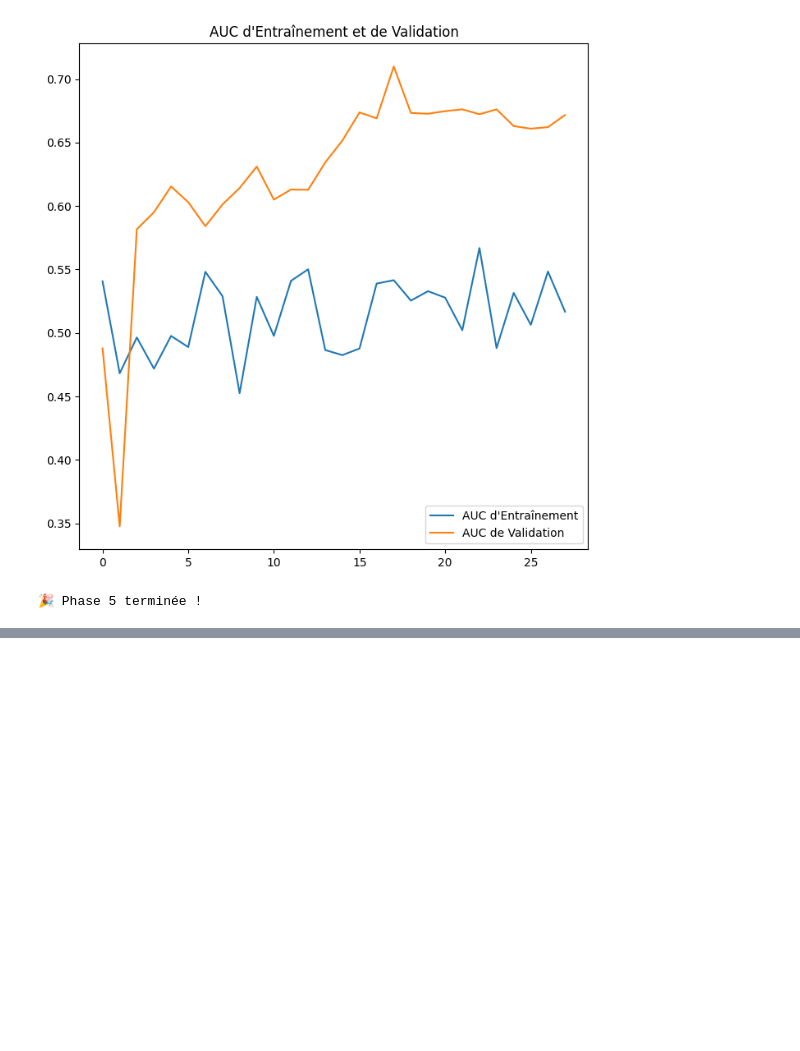
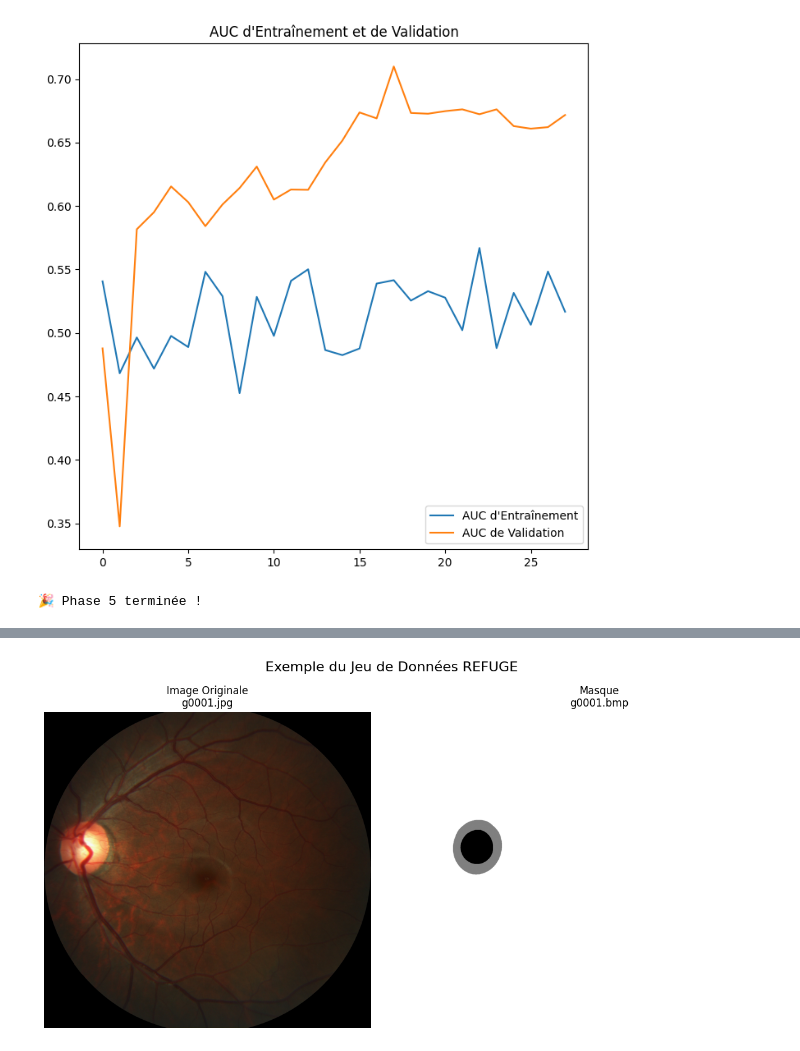
Before and after one commit to AlexKinda1/Projet-InsightBoost, a Jupyter notebook: Détection_du_glaucome.ipynb, the cells around one changed output, grey strips where cells are left out. Drawn from its saved outputs; the diff is of its cells as text; code cells hidden in the pictures; blank space fills up the shorter version.

```diff
--- a/Détection_du_glaucome.ipynb
+++ b/Détection_du_glaucome.ipynb
@@ -620,0 +670,33 @@ weighted avg       0.81      0.27      0.13       113
+# %%
+import matplotlib.pyplot as plt
+import cv2
+
+refuge_images_path = 'REFUGE2/train/images'
+refuge_masks_path = 'REFUGE2/train/mask'
+
+refuge_images = sorted(os.listdir(refuge_images_path))
+refuge_masks = sorted(os.listdir(refuge_masks_path))
+
+#Visualisation
+sample_image_name = refuge_images[0]
+sample_mask_name = refuge_masks[0]
+
+sample_image = cv2.imread(os.path.join(refuge_images_path, sample_image_name))
+sample_image = cv2.cvtColor(sample_image, cv2.COLOR_BGR2RGB)
+
+sample_mask = cv2.imread(os.path.join(refuge_masks_path, sample_mask_name), cv2.IMREAD_GRAYSCALE)
+
+fig, axes = plt.subplots(1, 2, figsize=(15, 7))
+
+axes[0].imshow(sample_image)
+axes[0].set_title(f"Image Originale\n{sample_image_name}")
+axes[0].axis('off')
+
+axes[1].imshow(sample_mask, cmap='gray')
+axes[1].set_title(f"Masque\n{sample_mask_name}")
+axes[1].axis('off')
+
+plt.suptitle("Exemple du Jeu de Données REFUGE", fontsize=16)
+plt.show()
+# %% [output]
+[figure, added]
```
Also changed, not shown: parts of 3 cells of this notebook.
